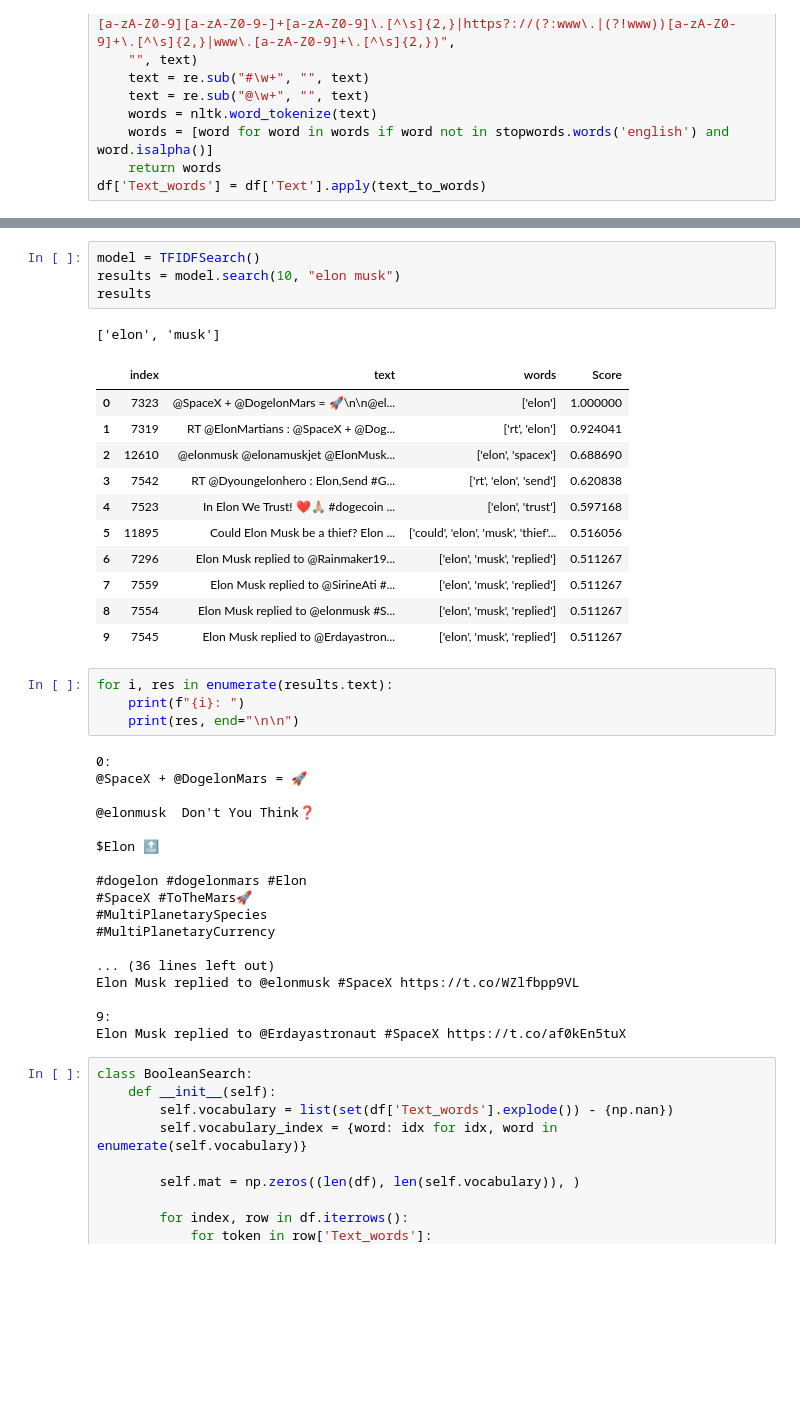
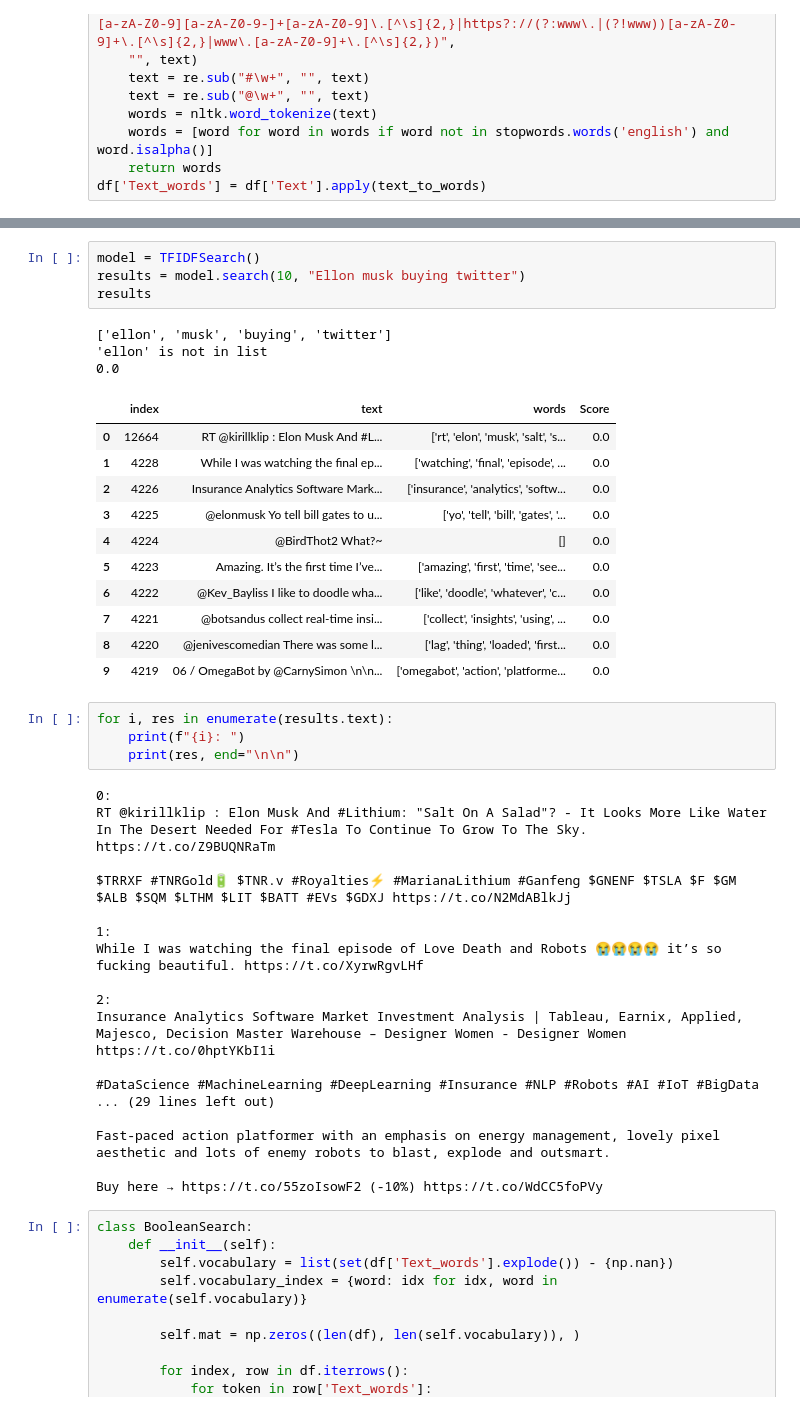
Before and after one commit to IR1401-Spring-Final-Projects/SocialMedia1401-26, a Jupyter notebook: intro.ipynb, the cells around one changed output, grey strips where cells are left out. Drawn from its saved outputs; the diff is of its cells as text; blank space fills up the shorter version.

```diff
--- a/intro.ipynb
+++ b/intro.ipynb
@@ -189,43 +190,45 @@ class TFIDFSearch:
         return a
 # %%
 model = TFIDFSearch()
-results = model.search(10, "elon musk")
+results = model.search(10, "Ellon musk buying twitter")
 results
 # %% [output]
-['elon', 'musk']
+['ellon', 'musk', 'buying', 'twitter']
+'ellon' is not in list
+0.0
 |  | index | text | words | Score |
-| 0 | 7323 | @SpaceX + @DogelonMars = 🚀\n\n@el... | ['elon'] | 1.000000 |
-| 1 | 7319 | RT @ElonMartians : @SpaceX + @Dog... | ['rt', 'elon'] | 0.924041 |
-| 2 | 12610 | @elonmusk @elonamuskjet @ElonMusk... | ['elon', 'spacex'] | 0.688690 |
-| 3 | 7542 | RT @Dyoungelonhero : Elon,Send #G... | ['rt', 'elon', 'send'] | 0.620838 |
-| 4 | 7523 | In Elon We Trust! ❤️🙏🏼 #dogecoin ... | ['elon', 'trust'] | 0.597168 |
-| 5 | 11895 | Could Elon Musk be a thief? Elon ... | ['could', 'elon', 'musk', 'thief'... | 0.516056 |
-| 6 | 7296 | Elon Musk replied to @Rainmaker19... | ['elon', 'musk', 'replied'] | 0.511267 |
-| 7 | 7559 | Elon Musk replied to @SirineAti #... | ['elon', 'musk', 'replied'] | 0.511267 |
-| 8 | 7554 | Elon Musk replied to @elonmusk #S... | ['elon', 'musk', 'replied'] | 0.511267 |
-| 9 | 7545 | Elon Musk replied to @Erdayastron... | ['elon', 'musk', 'replied'] | 0.511267 |
+| 0 | 12664 | RT @kirillklip : Elon Musk And #L... | ['rt', 'elon', 'musk', 'salt', 's... | 0.0 |
+| 1 | 4228 | While I was watching the final ep... | ['watching', 'final', 'episode', ... | 0.0 |
+| 2 | 4226 | Insurance Analytics Software Mark... | ['insurance', 'analytics', 'softw... | 0.0 |
+| 3 | 4225 | @elonmusk Yo tell bill gates to u... | ['yo', 'tell', 'bill', 'gates', '... | 0.0 |
+| 4 | 4224 | @BirdThot2 What?~ | [] | 0.0 |
+| 5 | 4223 | Amazing. It’s the first time I’ve... | ['amazing', 'first', 'time', 'see... | 0.0 |
+| 6 | 4222 | @Kev_Bayliss I like to doodle wha... | ['like', 'doodle', 'whatever', 'c... | 0.0 |
+| 7 | 4221 | @botsandus collect real-time insi... | ['collect', 'insights', 'using', ... | 0.0 |
+| 8 | 4220 | @jenivescomedian There was some l... | ['lag', 'thing', 'loaded', 'first... | 0.0 |
+| 9 | 4219 | 06 / OmegaBot by @CarnySimon \n\n... | ['omegabot', 'action', 'platforme... | 0.0 |
 # %%
 for i, res in enumerate(results.text):
     print(f"{i}: ")
     print(res, end="\n\n")
 # %% [output]
 0:
-@SpaceX + @DogelonMars = 🚀
+RT @kirillklip : Elon Musk And #Lithium: "Salt On A Salad"? - It Looks More Like Water In The Desert Needed For #Tesla To Continue To Grow To The Sky. https://t.co/Z9BUQNRaTm
 
-@elonmusk  Don't You Think❓
+$TRRXF #TNRGold🔋 $TNR.v #Royalties⚡️ #MarianaLithium #Ganfeng $GNENF $TSLA $F $GM $ALB $SQM $LTHM $LIT $BATT #EVs $GDXJ https://t.co/N2MdABlkJj
 
-$Elon 🔝
+1:
+While I was watching the final episode of Love Death and Robots 😭😭😭😭 it’s so fucking beautiful. https://t.co/XyrwRgvLHf
 
-#dogelon #dogelonmars #Elon
-#SpaceX #ToTheMars🚀
-#MultiPlanetarySpecies
-#MultiPlanetaryCurrency
+2:
+Insurance Analytics Software Market Investment Analysis | Tableau, Earnix, Applied, Majesco, Decision Master Warehouse – Designer Women - Designer Women https://t.co/0hptYKbI1i
 
-... (36 lines left out)
-Elon Musk replied to @elonmusk #SpaceX https://t.co/WZlfbpp9VL
+#DataScience #MachineLearning #DeepLearning #Insurance #NLP #Robots #AI #IoT #BigData
+... (29 lines left out)
 
-9:
-Elon Musk replied to @Erdayastronaut #SpaceX https://t.co/af0kEn5tuX
+Fast-paced action platformer with an emphasis on energy management, lovely pixel aesthetic and lots of enemy robots to blast, explode and outsmart.
+
+Buy here → https://t.co/55zoIsowF2 (-10%) https://t.co/WdCC5foPVy
 # %%
 class BooleanSearch:
     def __init__(self):
```
Also changed, not shown: parts of 2 cells of this notebook.
